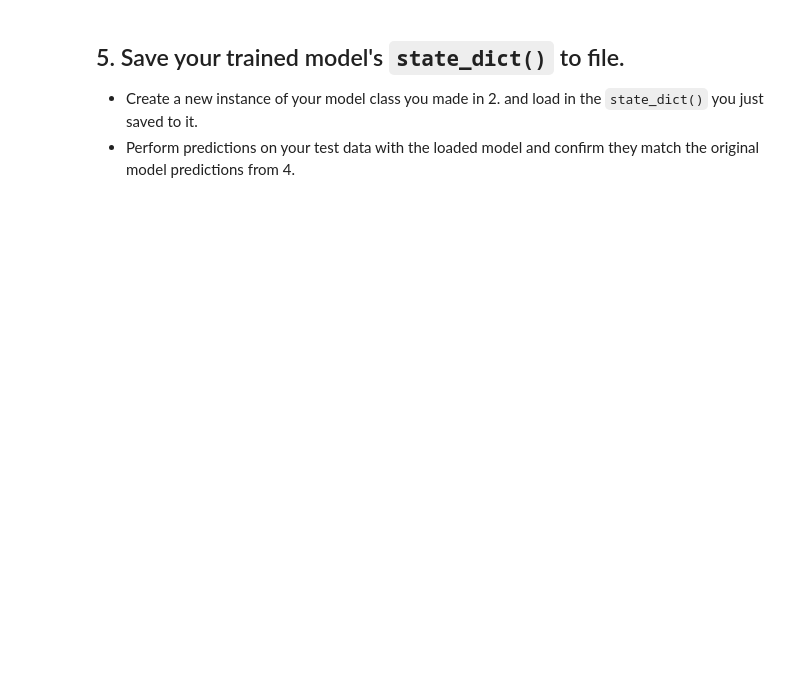
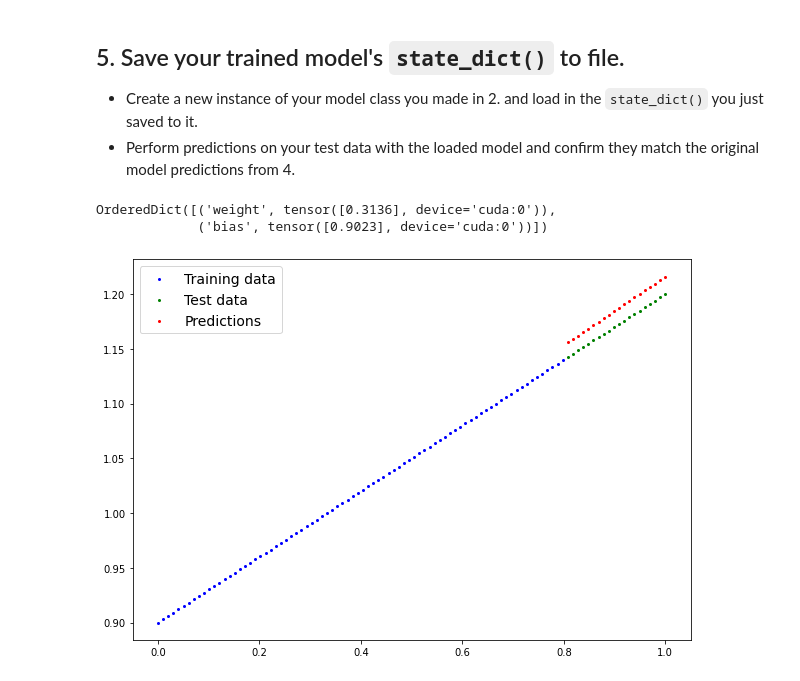
Before and after one commit to kvnptl/pytorch-practice, a Jupyter notebook: exercises/01_pytorch_workflow_exercises.ipynb, the cells around one changed output. Drawn from its saved outputs; the diff is of its cells as text; code cells hidden in the pictures; blank space fills up the shorter version.

```diff
--- a/exercises/01_pytorch_workflow_exercises.ipynb
+++ b/exercises/01_pytorch_workflow_exercises.ipynb
@@ -122,12 +232,32 @@ for epoch in range(epochs):
 from pathlib import Path
 
 # 1. Create models directory
-
+MODEL_PATH = Path("models")
+MODEL_PATH.mkdir(parents=True, exist_ok=True)
 
 # 2. Create model save path
+MODEL_NAME = "1_exercise"
+MODEL_SAVE_PATH = MODEL_PATH / MODEL_NAME
 
 # 3. Save the model state dict
+torch.save(obj=model.state_dict(), f=MODEL_SAVE_PATH)
 # %%
 # Create new instance of model and load saved state dict (make sure to put it on the target device)
+model_infer = LinearRegressionModel()
+
+model_infer.load_state_dict(torch.load(f=MODEL_SAVE_PATH))
+
+model_infer.to(device)
+
+model_infer.state_dict()
+# %% [output]
+OrderedDict([('weight', tensor([0.3136], device='cuda:0')),
+             ('bias', tensor([0.9023], device='cuda:0'))])
 # %%
 # Make predictions with loaded model and compare them to the previous
+with torch.inference_mode():
+  y_pred_infe_load = model_infer(X_test).to("cpu")
+
+plot_predictions(predictions=y_pred_infe_load)
+# %% [output]
+[figure, added]
```
Also changed, not shown: parts of 14 cells of this notebook.
